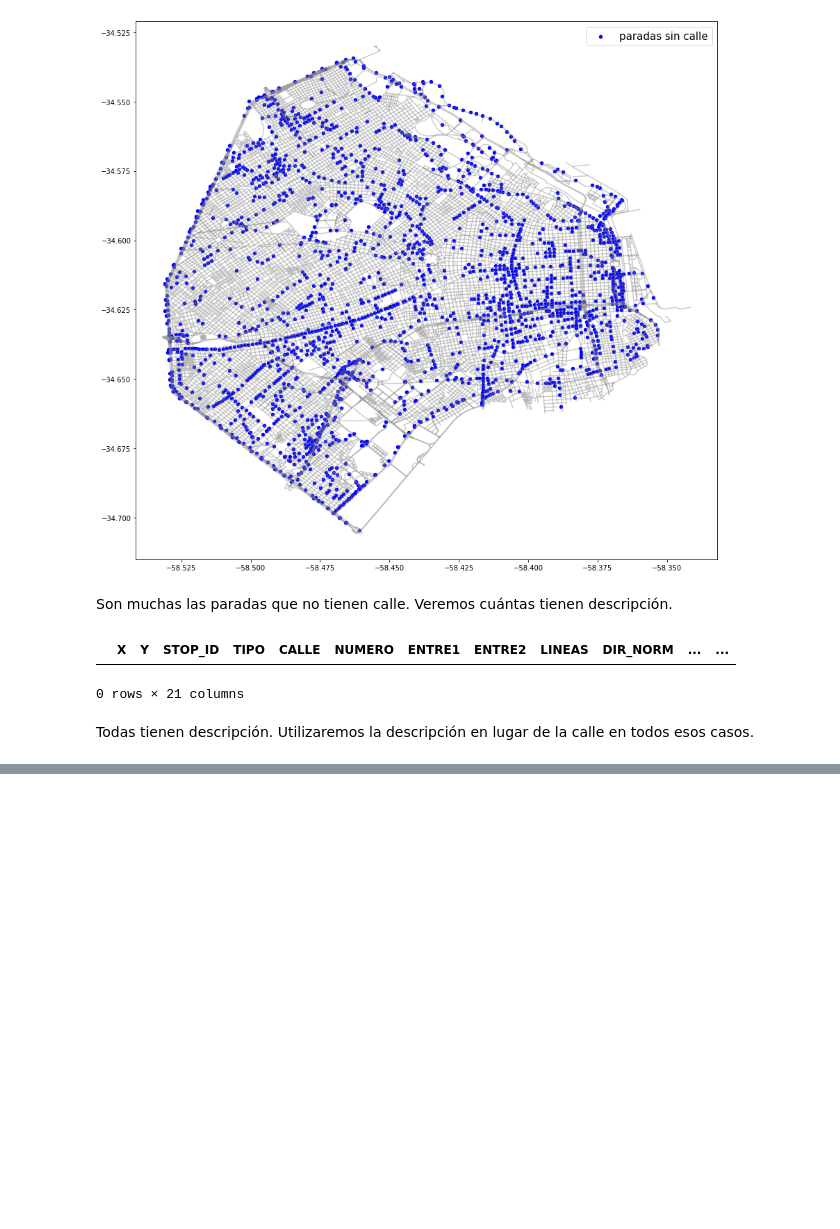
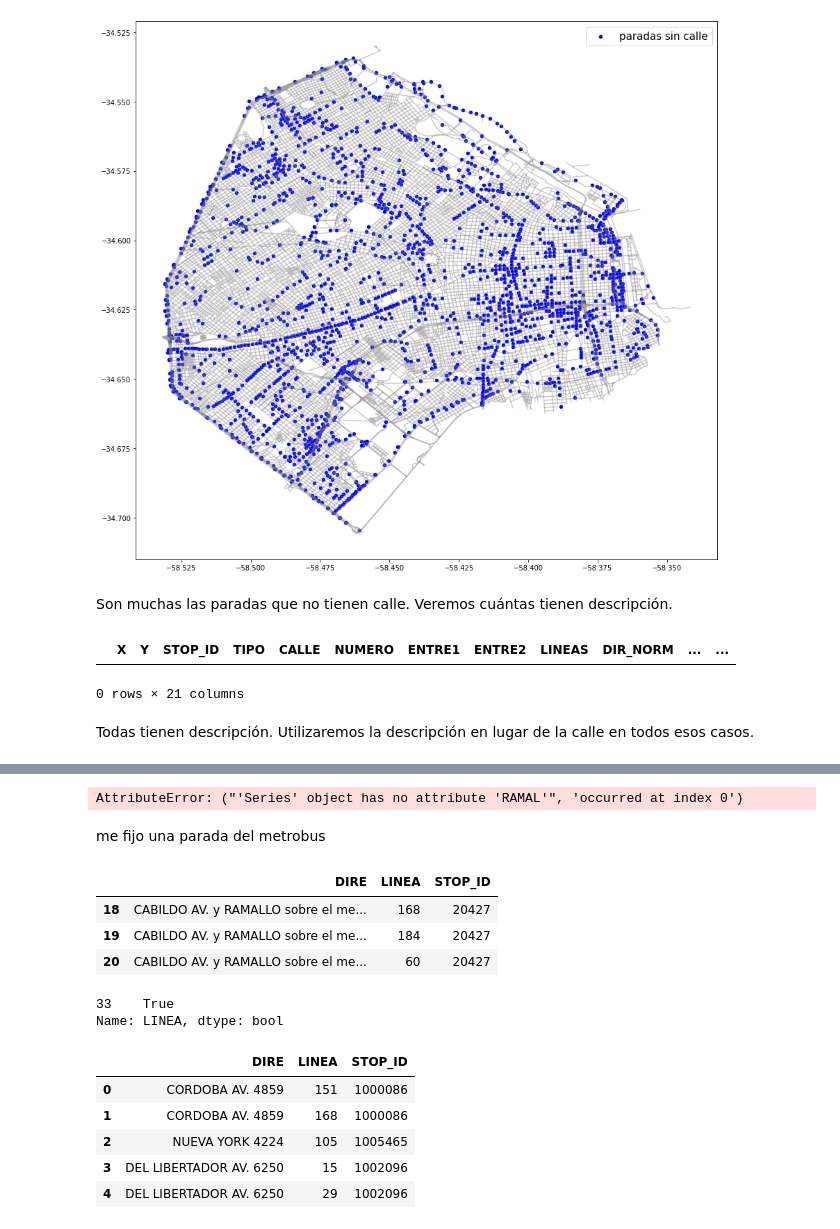
Before and after one commit to Arkenan/bdd-tp-l3-colectivos-de-buenos-aires, a Jupyter notebook: clean-paradas-de-colectivos-notebook.ipynb, the cells around one changed output, grey strips where cells are left out. Drawn from its saved outputs; the diff is of its cells as text; code cells hidden in the pictures; blank space fills up the shorter version.

```diff
--- a/clean-paradas-de-colectivos-notebook.ipynb
+++ b/clean-paradas-de-colectivos-notebook.ipynb
@@ -319,0 +342,28 @@ Todas tienen descripción. Utilizaremos la descripción en lugar de la calle en
+# %%
+filas = []
+
+# Separa cada parada en una fila nueva por línea que pasa por allí.
+def separar_fila(fila, filas_nuevas):
+    lineas = fila.LINEAS[1:-1].split(',')
+    for linea in lineas:
+        dire = str(fila.STOP_DESC).replace('&&', ' y ') +" sobre el metrobus"
+        if not(fila.SIN_CALLE):
+            dire = str(fila.CALLE) + ' '+ str(fila.NUMERO)
+        fila_nueva = {'STOP_ID': fila.STOP_ID, 'LINEA': linea, 'DIRE': dire, 'RAMAL': fila.RAMAL}
+        filas_nuevas.append(fila_nueva)
+
+df.apply(separar_fila, axis=1, args=(filas,))
+lineas_por_parada = pd.DataFrame(filas)
+
+lineas_por_parada.head(2)
+# %% [output]
+AttributeError: ("'Series' object has no attribute 'RAMAL'", 'occurred at index 0')
+# %% [markdown]
+me fijo una parada del metrobus
+# %%
+lineas_por_parada[lineas_por_parada.STOP_ID ==20427]
+# %% [output]
+|  | DIRE | LINEA | STOP_ID |
+| 18 | CABILDO AV. y RAMALLO sobre el me... | 168 | 20427 |
+| 19 | CABILDO AV. y RAMALLO sobre el me... | 184 | 20427 |
+| 20 | CABILDO AV. y RAMALLO sobre el me... | 60 | 20427 |
@@ -319,0 +372,5 @@ Todas tienen descripción. Utilizaremos la descripción en lugar de la calle en
+# %%
+NOT_LINEA.LINEA == ''
+# %% [output]
+33    True
+Name: LINEA, dtype: bool
@@ -319,0 +381,10 @@ Todas tienen descripción. Utilizaremos la descripción en lugar de la calle en
+# %%
+df = pd.read_csv("datasets/lineas_por_parada.csv", delimiter=",", encoding="latin1")
+df.head(5)
+# %% [output]
+|  | DIRE | LINEA | STOP_ID |
+| 0 | CORDOBA AV. 4859 | 151 | 1000086 |
+| 1 | CORDOBA AV. 4859 | 168 | 1000086 |
+| 2 | NUEVA YORK 4224 | 105 | 1005465 |
+| 3 | DEL LIBERTADOR AV. 6250 | 15 | 1002096 |
+| 4 | DEL LIBERTADOR AV. 6250 | 29 | 1002096 |
```
Also changed, not shown: parts of 7 cells of this notebook, 2 other files.
